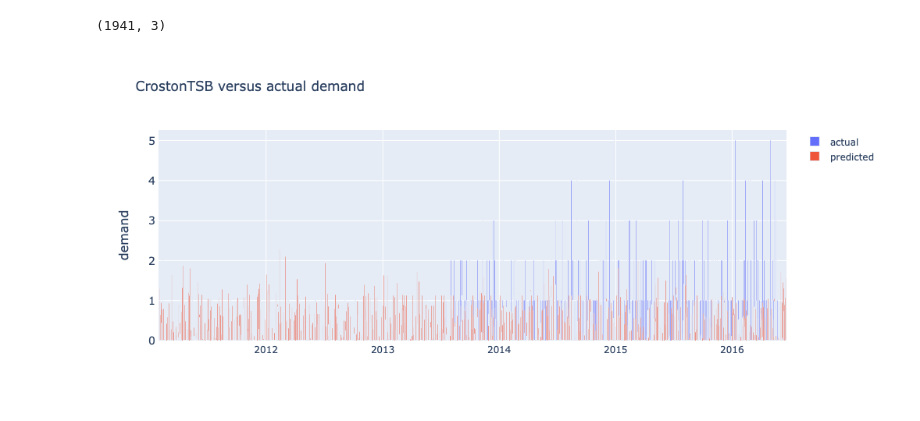
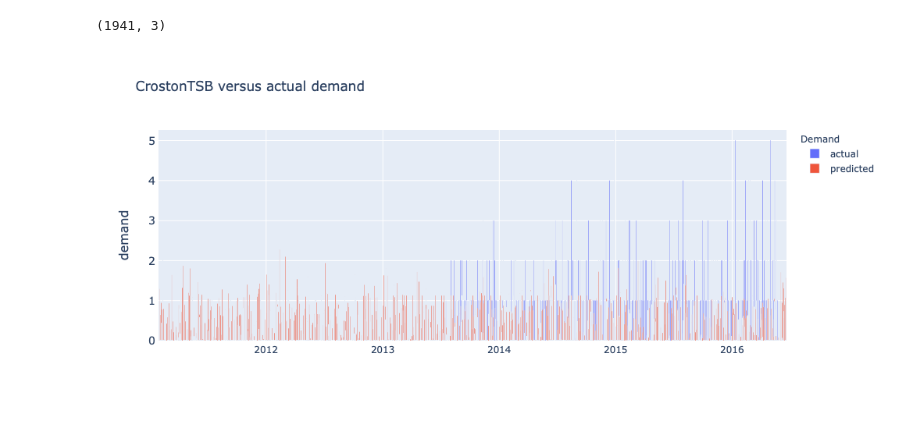
Before and after one commit to chriseisbrown/kaggle, a Jupyter notebook: m5_forecasting.ipynb, the cells around one changed output. Cells and saved outputs as stored; diff of their text form; code cells hidden in the pictures.

Commit message:
more detail in Figure

```diff
--- a/m5_forecasting.ipynb
+++ b/m5_forecasting.ipynb
@@ -309,16 +309,18 @@ df_train.shape
 # %%
 fig = go.Figure(data=[
     go.Bar(name='actual', x=df_train['ds'], y=df_train['y']),
     go.Bar(name='predicted', x=df_croston_tsb['date'], y=df_croston_tsb['Forecast'])
 ])
 # Change the bar mode
-fig.update_layout(barmode='group',
+fig.update_layout(
+    barmode='group',
     title='CrostonTSB versus actual demand',
+    legend_title_text = "Demand",
     yaxis=dict(
         title='demand',
         titlefont_size=16,
         tickfont_size=14,
     ))
 fig.show()
 # %% [output]
-[figure, old version]
+[figure, new version]
```
